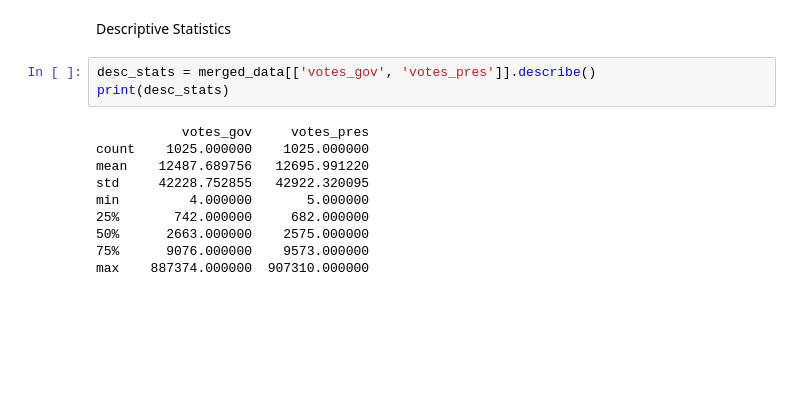
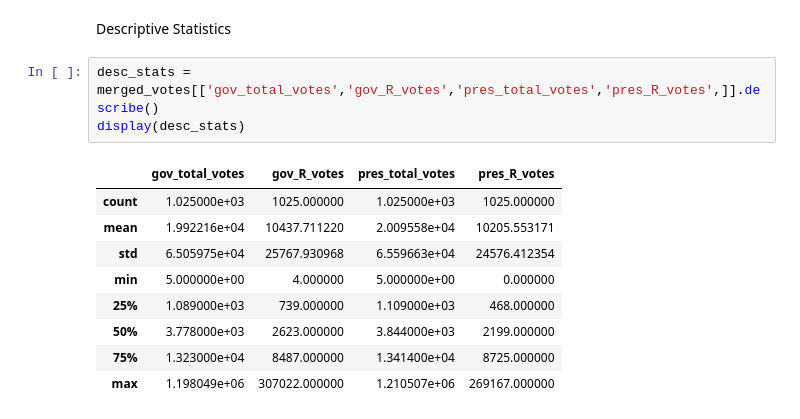
Before and after one commit to hlo437/QTM151Final, a Jupyter notebook: Final Project/Final.ipynb, the cells around one changed output. Drawn from its saved outputs; the diff is of its cells as text; blank space fills up the shorter version.

```diff
--- a/Final Project/Final.ipynb
+++ b/Final Project/Final.ipynb
@@ -267,16 +260,16 @@ plt.show()
 [figure]
 # %% [markdown]
 Descriptive Statistics
-# %%
-desc_stats = merged_data[['votes_gov', 'votes_pres']].describe()
-print(desc_stats)
-# %% [output]
-           votes_gov     votes_pres
-count    1025.000000    1025.000000
-mean    12487.689756   12695.991220
-std     42228.752855   42922.320095
-min         4.000000       5.000000
-25%       742.000000     682.000000
-50%      2663.000000    2575.000000
-75%      9076.000000    9573.000000
-max    887374.000000  907310.000000
+# %%
+desc_stats = merged_votes[['gov_total_votes','gov_R_votes','pres_total_votes','pres_R_votes',]].describe()
+display(desc_stats)
+# %% [output]
+|  | gov_total_votes | gov_R_votes | pres_total_votes | pres_R_votes |
+| count | 1.025000e+03 | 1025.000000 | 1.025000e+03 | 1025.000000 |
+| mean | 1.992216e+04 | 10437.711220 | 2.009558e+04 | 10205.553171 |
+| std | 6.505975e+04 | 25767.930968 | 6.559663e+04 | 24576.412354 |
+| min | 5.000000e+00 | 4.000000 | 5.000000e+00 | 0.000000 |
+| 25% | 1.089000e+03 | 739.000000 | 1.109000e+03 | 468.000000 |
+| 50% | 3.778000e+03 | 2623.000000 | 3.844000e+03 | 2199.000000 |
+| 75% | 1.323000e+04 | 8487.000000 | 1.341400e+04 | 8725.000000 |
+| max | 1.198049e+06 | 307022.000000 | 1.210507e+06 | 269167.000000 |
```
Also changed, not shown: parts of 3 cells of this notebook.
